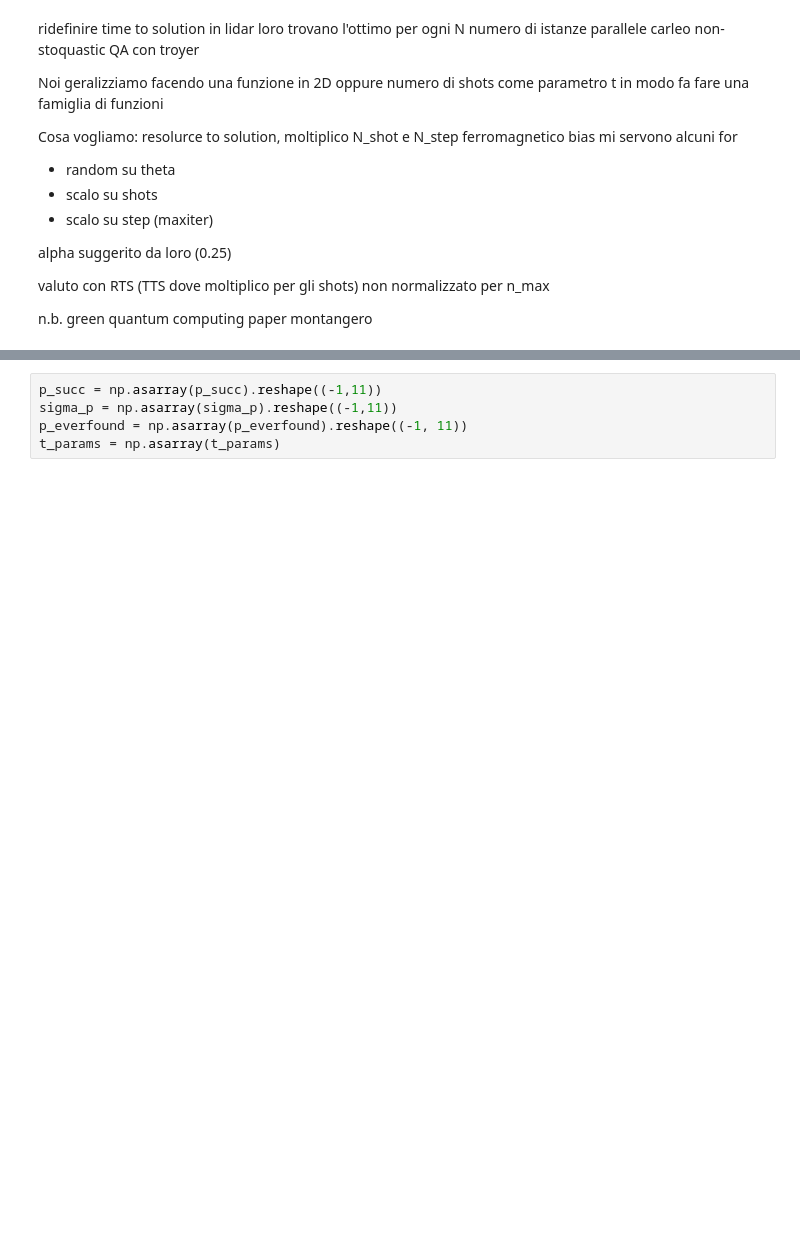
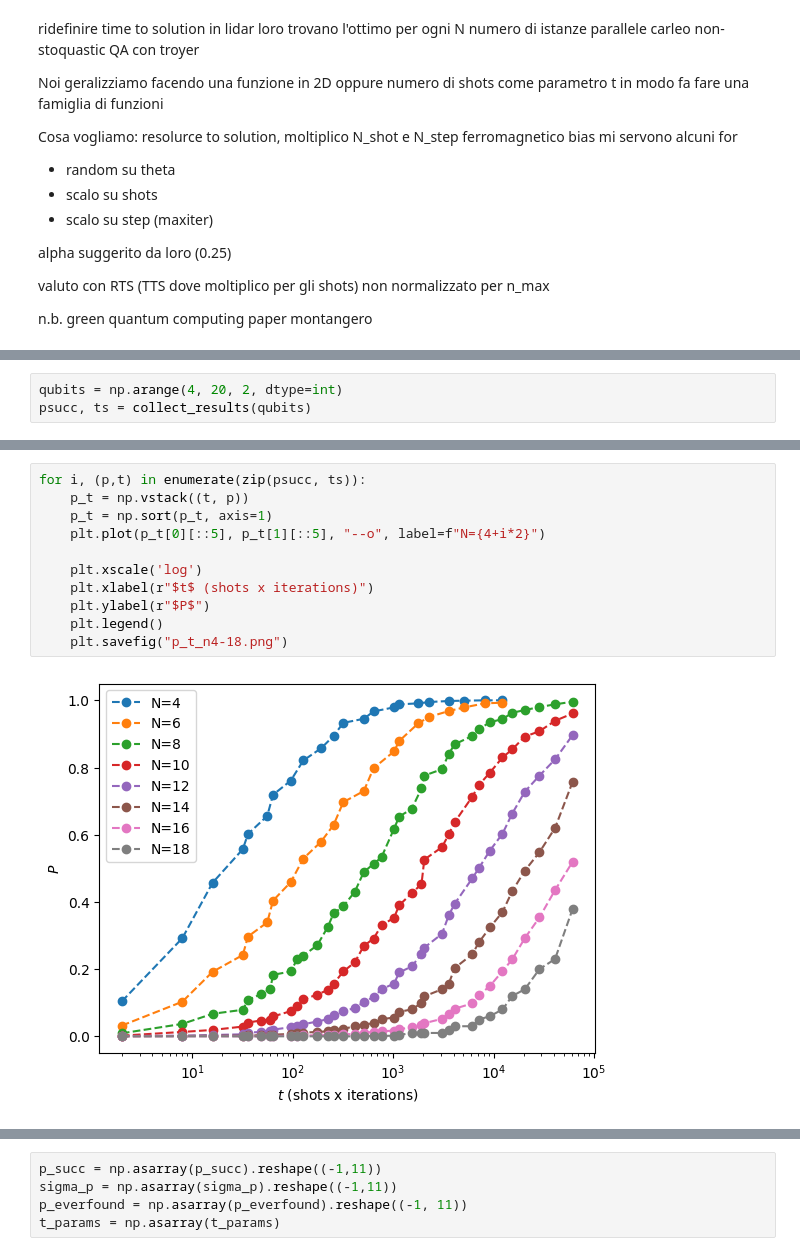
Before and after one commit to gscriva/cvar-opt, a Jupyter notebook: my_vqe.ipynb, the cells around one changed output, grey strips where cells are left out. Cells and saved outputs as stored; diff of their text form; blank space fills up the shorter version.

Commit message:
WIP Update notebbok for results

```diff
--- a/my_vqe.ipynb
+++ b/my_vqe.ipynb
@@ -139,0 +110,3 @@ for filename in sorted(os.listdir(dir_path)):
+# %%
+qubits = np.arange(4, 20, 2, dtype=int)
+psucc, ts = collect_results(qubits)
@@ -139,0 +122,13 @@ for filename in sorted(os.listdir(dir_path)):
+# %%
+for i, (p,t) in enumerate(zip(psucc, ts)):
+    p_t = np.vstack((t, p))
+    p_t = np.sort(p_t, axis=1)
+    plt.plot(p_t[0][::5], p_t[1][::5], "--o", label=f"N={4+i*2}")
+
+    plt.xscale('log')
+    plt.xlabel(r"$t$ (shots x iterations)")
+    plt.ylabel(r"$P$")
+    plt.legend()
+    plt.savefig("p_t_n4-18.png")
+# %% [output]
+[figure, added]
```
Also changed, not shown: parts of 7 cells of this notebook, 1 other file.
